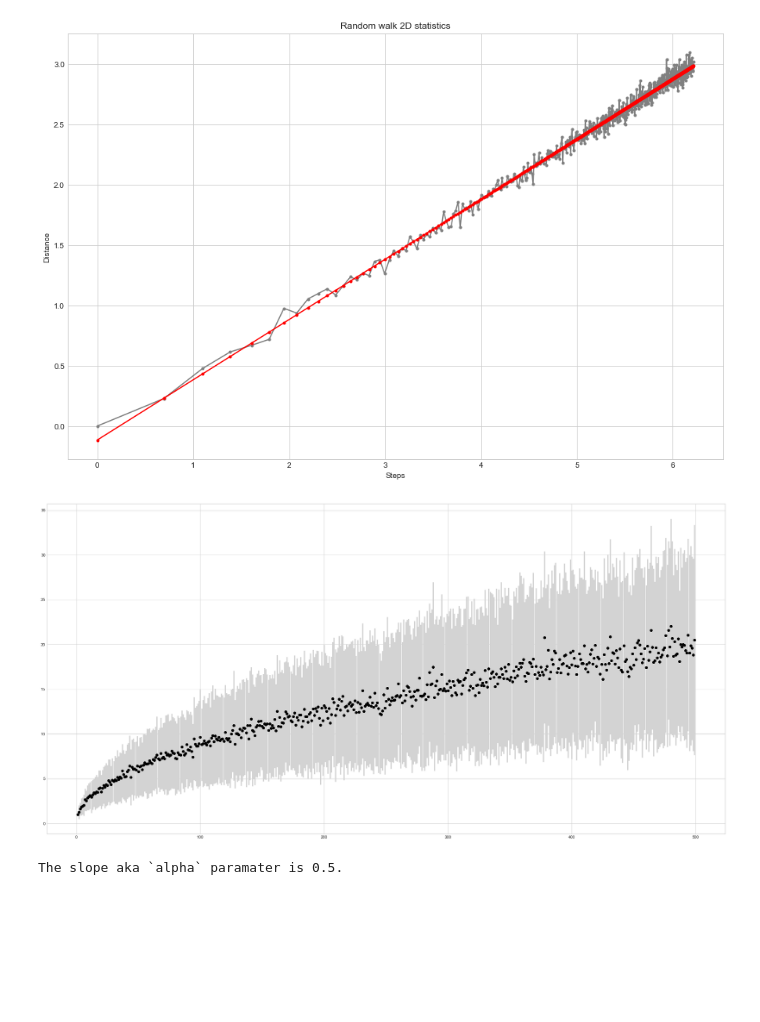
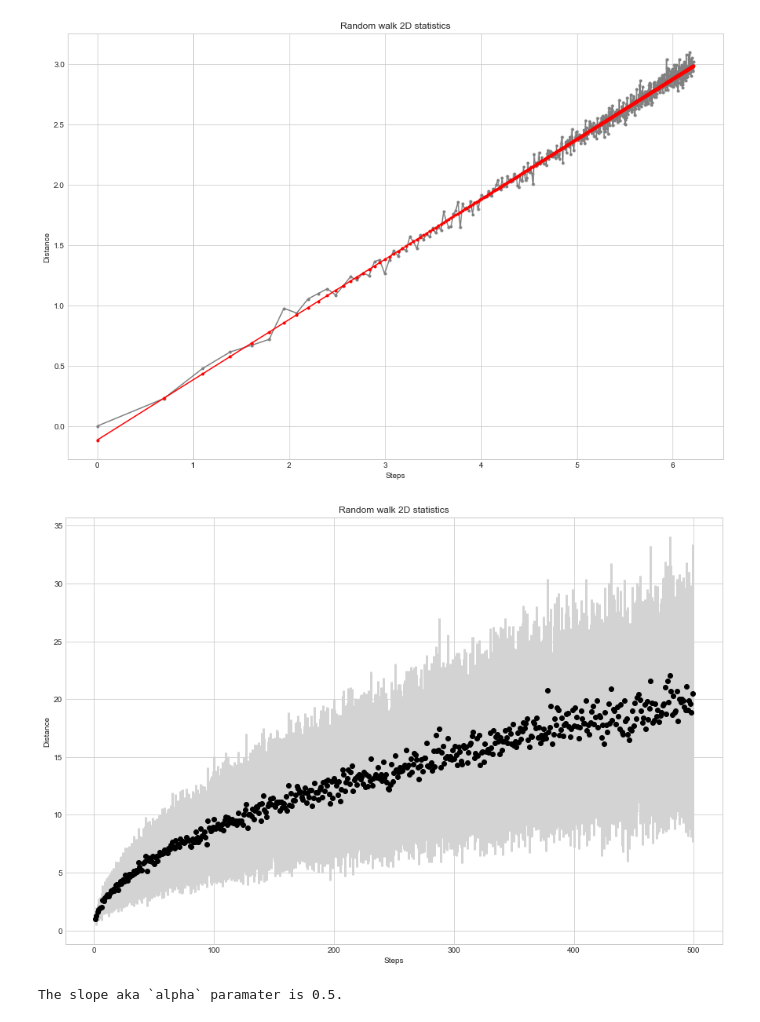
Before and after one commit to 4e1e0603/01, a Jupyter notebook: source/random_walk.ipynb, the cells around one changed output. Drawn from its saved outputs; the diff is of its cells as text; code cells hidden in the pictures; blank space fills up the shorter version.

Commit message:
Update plots

```diff
--- a/source/random_walk.ipynb
+++ b/source/random_walk.ipynb
@@ -61,14 +61,18 @@ plt.show()
 # %% [output]
 [figure]
 # %%
-plt.figure(figsize=(30, 15))
+plt.figure(figsize=(15, 10))
 
 plt.errorbar(X, Y, yerr=E, fmt='o', color='black', ecolor='lightgray', elinewidth=3, capsize=0)
 
+plt.xlabel("Steps")
+plt.ylabel("Distance")
+plt.title("Random walk 2D statistics")
+
 plt.savefig(output_path / "RandomWalk2DStatistics3.png")
 plt.show()
 # %% [output]
-[figure, old version]
+[figure, new version]
 # %%
 slope = np.polyfit(np.log(X),np.log(Y),1)[0]
 
```
Also changed, not shown: 1 other file.
